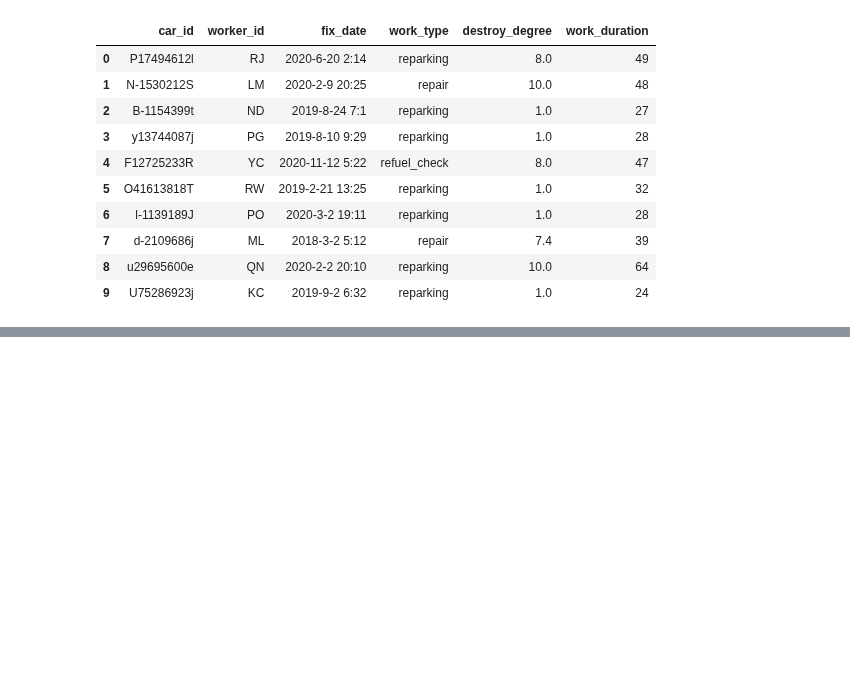
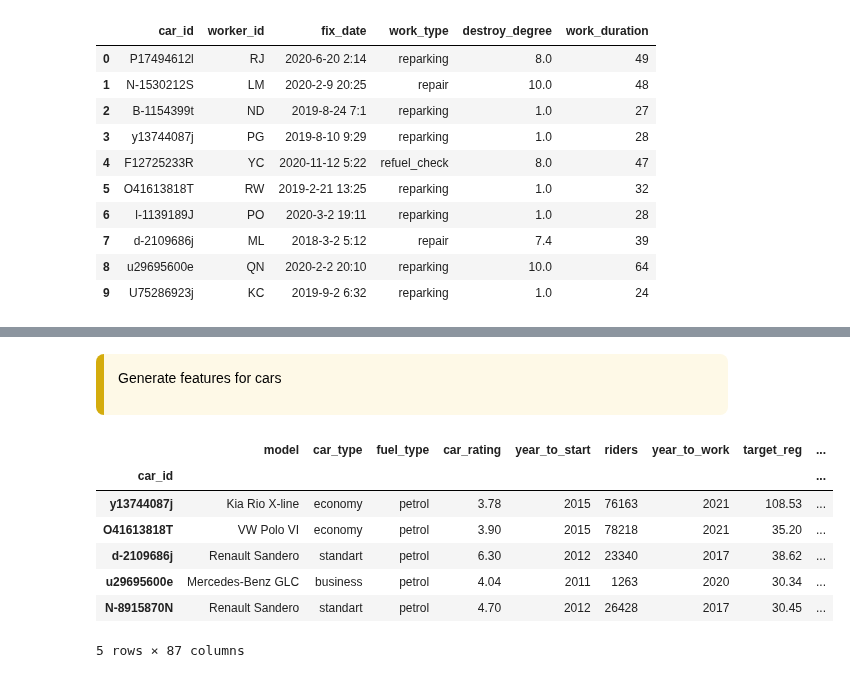
Before and after one commit to aziart/comp-ds, a Jupyter notebook: notebooks/05.1.02 - Automatic Feature Generation.ipynb, the cells around one changed output, grey strips where cells are left out. Saved outputs shown, nothing was run; the diff lists cells and outputs as text; code cells hidden in the pictures; blank space fills up the shorter version.

```diff
--- a/notebooks/05.1.02 - Automatic Feature Generation.ipynb
+++ b/notebooks/05.1.02 - Automatic Feature Generation.ipynb
@@ -123,0 +172,31 @@ fix_info (146000, 6)
+# %%
+from woodwork.logical_types import Categorical, Datetime, Age, Double
+
+es = es.add_dataframe(
+    dataframe_name="cars",
+    dataframe=car_info,
+    index="car_id",
+    logical_types={"car_type": Categorical, 'fuel_type': Categorical, 'model': Categorical}
+    )
+
+es = es.add_dataframe(
+    dataframe_name="rides",
+    dataframe=rides_info.drop(['ride_id'], axis=1),
+    index='index',
+    time_index="ride_date",
+    )
+
+es = es.add_dataframe(
+    dataframe_name="drivers",
+    dataframe=driver_info,
+    index="user_id",
+    logical_types={"sex": Categorical, "first_ride_date": Datetime, "age": Age}
+    )
+
+es = es.add_dataframe(
+    dataframe_name="fixes",
+    dataframe=fix_info,
+    index="index",
+    logical_types={"work_type": Categorical, "worker_id":Categorical}
+    )
+es
@@ -123,0 +217,6 @@ fix_info (146000, 6)
+# %%
+es = es.add_relationship("cars", "car_id", "rides", "car_id")
+es = es.add_relationship("drivers", "user_id", "rides", "user_id")
+es = es.add_relationship("cars", "car_id", "fixes", "car_id")
+
+es
@@ -123,0 +234,21 @@ fix_info (146000, 6)
+# %% [markdown]
+<div class="alert" style="background-color: #FEF9E7; border-left: 8px solid #D4AC0D; padding: 14px; border-radius: 8px; font-size: 14px; color: #000000;">
+
+Generate features for cars
+</div>
+# %%
+feature_matrix, feature_defs = ft.dfs(
+    entityset=es,
+    target_dataframe_name="cars",
+    max_depth=1,
+)
+feature_matrix.head()
+# %% [output]
+|  | model | car_type | fuel_type | car_rating | year_to_start | riders | year_to_work | target_reg | ... |
+| car_id |  |  |  |  |  |  |  |  | ... |
+| y13744087j | Kia Rio X-line | economy | petrol | 3.78 | 2015 | 76163 | 2021 | 108.53 | ... |
+| O41613818T | VW Polo VI | economy | petrol | 3.90 | 2015 | 78218 | 2021 | 35.20 | ... |
+| d-2109686j | Renault Sandero | standart | petrol | 6.30 | 2012 | 23340 | 2017 | 38.62 | ... |
+| u29695600e | Mercedes-Benz GLC | business | petrol | 4.04 | 2011 | 1263 | 2020 | 30.34 | ... |
+| N-8915870N | Renault Sandero | standart | petrol | 4.70 | 2012 | 26428 | 2017 | 30.45 | ... |
+5 rows × 87 columns
```
Also changed, not shown: parts of 9 cells of this notebook.
